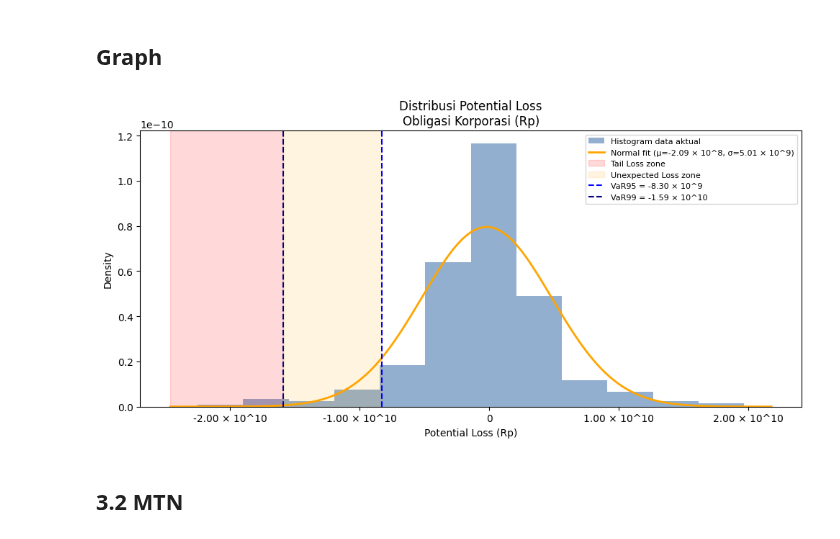
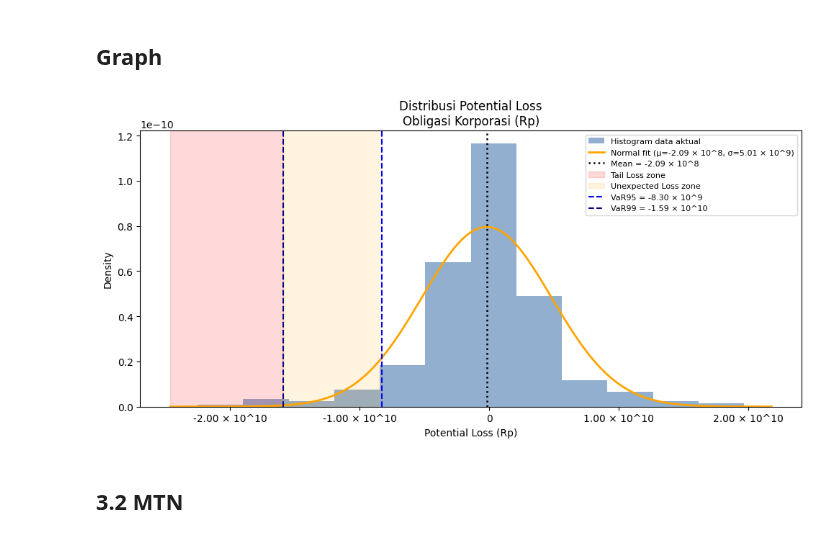
Before and after one commit to iqbaltanjung97/VaR, a Jupyter notebook: VaR_revised.ipynb, the cells around one changed output. Cells and saved outputs as stored; diff of their text form; code cells hidden in the pictures.

```diff
--- a/VaR_revised.ipynb
+++ b/VaR_revised.ipynb
@@ -715,38 +729,45 @@ ax.plot(x, y,
         linewidth=2, color="orange",
         label=f"Normal fit (μ={sci_fmt(mu)}, σ={sci_fmt(sigma)})")
 
+# Mean Line
+ax.axvline(mu,
+           linestyle=":",
+           linewidth=1.8,
+           color="black",
+           label=f"Mean = {sci_fmt(mu)}")
+
 # Shading VaR zones
 ax.axvspan(x_min - 0.05*x_range, q01,
            alpha=0.15, color="red", label="Tail Loss zone")
 ax.axvspan(q01, q05,
            alpha=0.12, color="orange", label="Unexpected Loss zone")
 
 # VaR lines
 ax.axvline(q05, linestyle="--", linewidth=1.5, color="blue",
            label=f"VaR95 = {sci_fmt(q05)}")
 ax.axvline(q01, linestyle="--", linewidth=1.5, color="navy",
            label=f"VaR99 = {sci_fmt(q01)}")
 
 # Threshold lines
 # ax.axvline(lim, linestyle=":", linewidth=1.5, color="green",
 #            label=f"Limit = {sci_fmt(lim)}")
 # ax.axvline(app, linestyle=":", linewidth=1.5, color="gold",
 #            label=f"Appetite = {sci_fmt(app)}")
 # ax.axvline(tol, linestyle=":", linewidth=1.5, color="red",
 #            label=f"Tolerance = {sci_fmt(tol)}")
 
 # Use engineering-style formatting on x-axis
 ax.xaxis.set_major_formatter(fmt)
 
 ax.set_title(f"Distribusi Potential Loss\n{ASSET_NAME} (Rp)")
 ax.set_xlabel("Potential Loss (Rp)")
 ax.set_ylabel("Density")
 ax.grid(False)
 ax.legend(fontsize=8, frameon=True)
 plt.tight_layout()
 plt.show()
 # %% [output]
-[figure, old version]
+[figure, new version]
 # %% [markdown]
 ## 3.2 MTN
 # %%
```
Also changed, not shown: parts of 7 cells of this notebook.
